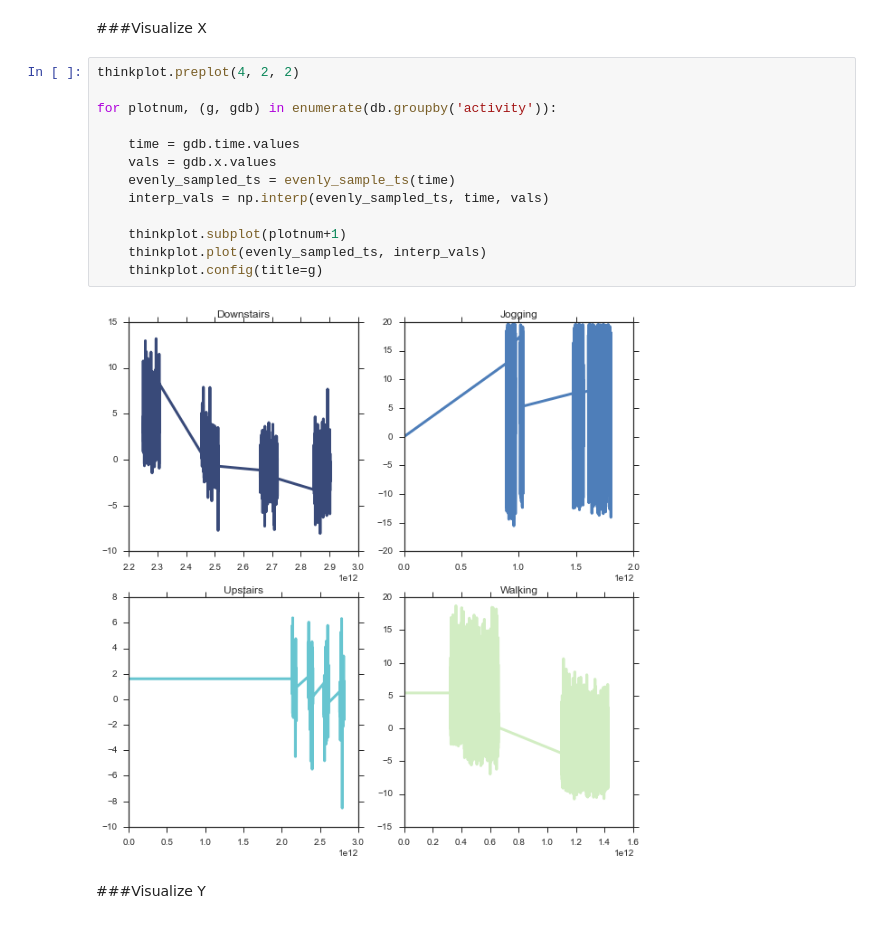
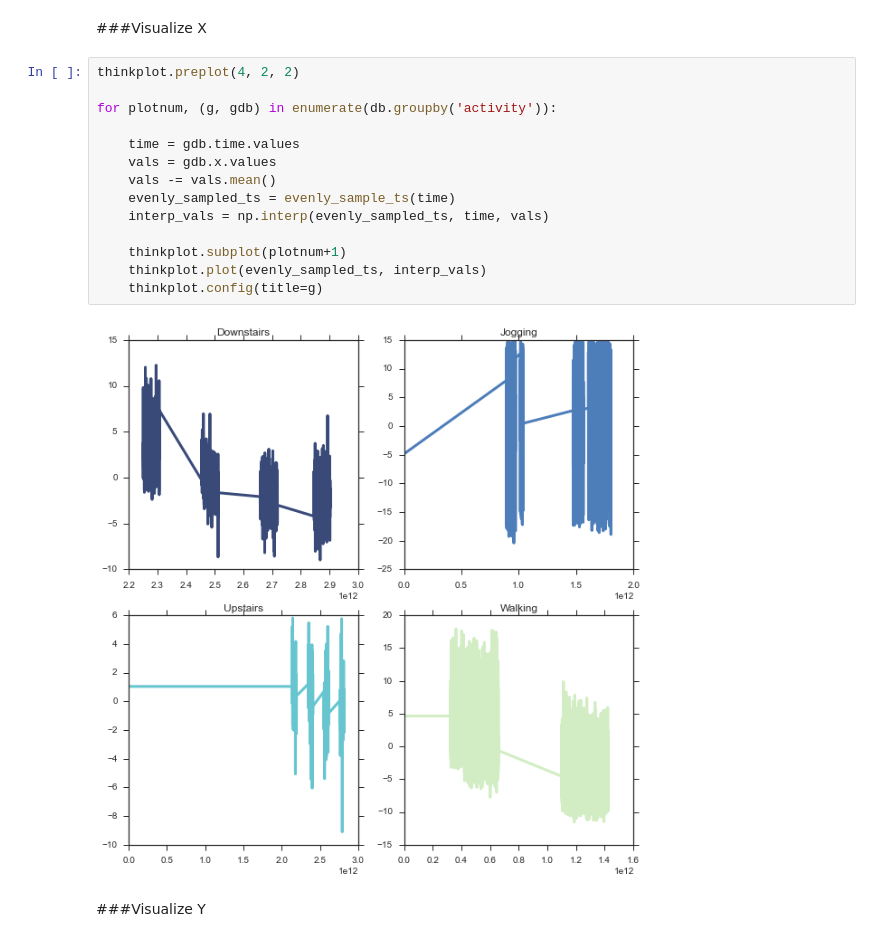
Before and after one commit to jenwei/accelerometer-interpreter, a Jupyter notebook: explore.ipynb, the cells around one changed output. Cells and saved outputs as stored; diff of their text form.

```diff
--- a/explore.ipynb
+++ b/explore.ipynb
@@ -71,18 +71,19 @@ def evenly_sample_ts(ts):
 # %%
 thinkplot.preplot(4, 2, 2)
 
 for plotnum, (g, gdb) in enumerate(db.groupby('activity')):
 
     time = gdb.time.values
     vals = gdb.x.values
+    vals -= vals.mean()
     evenly_sampled_ts = evenly_sample_ts(time)
     interp_vals = np.interp(evenly_sampled_ts, time, vals)
 
     thinkplot.subplot(plotnum+1)
     thinkplot.plot(evenly_sampled_ts, interp_vals)
     thinkplot.config(title=g)
 # %% [output]
-[figure, old version]
+[figure, new version]
 # %% [markdown]
 ###Visualize Y
 # %%
```
Also changed, not shown: parts of 11 cells of this notebook.
